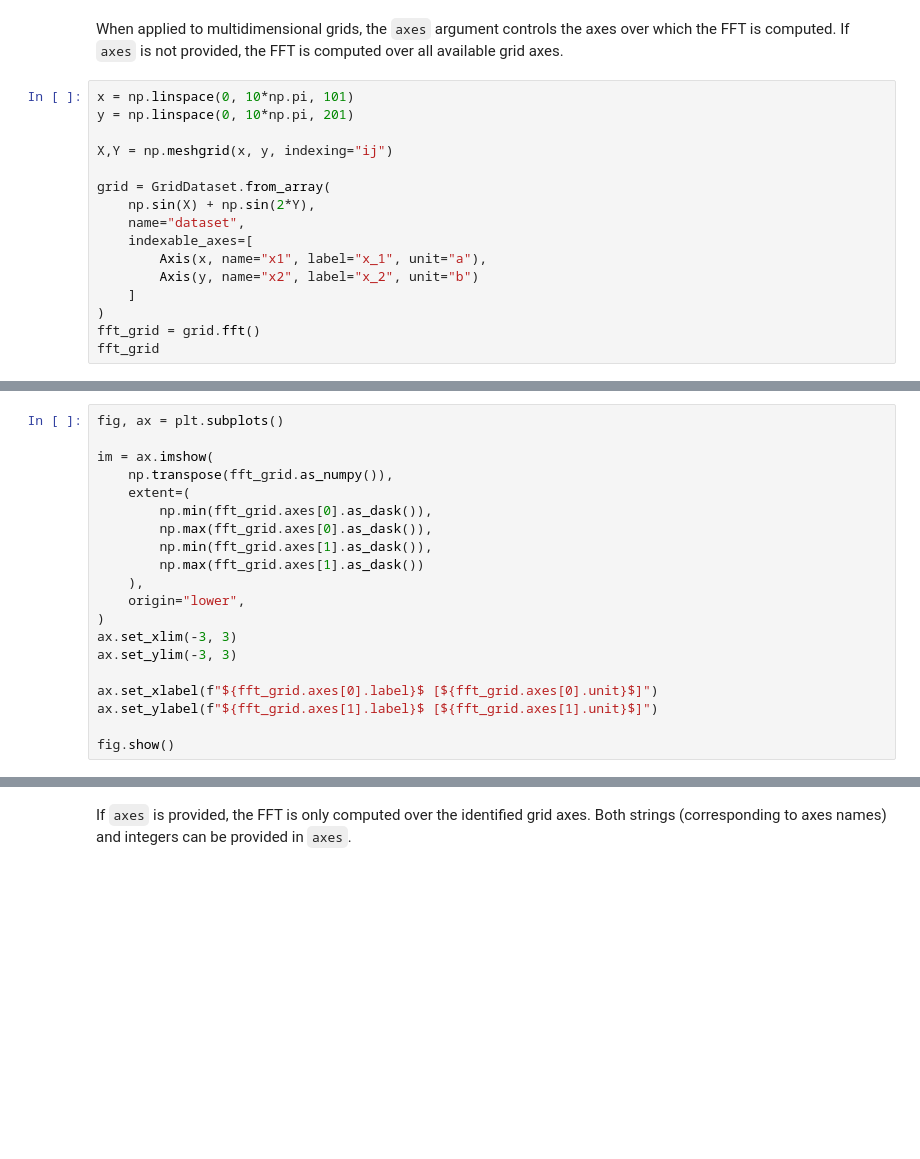
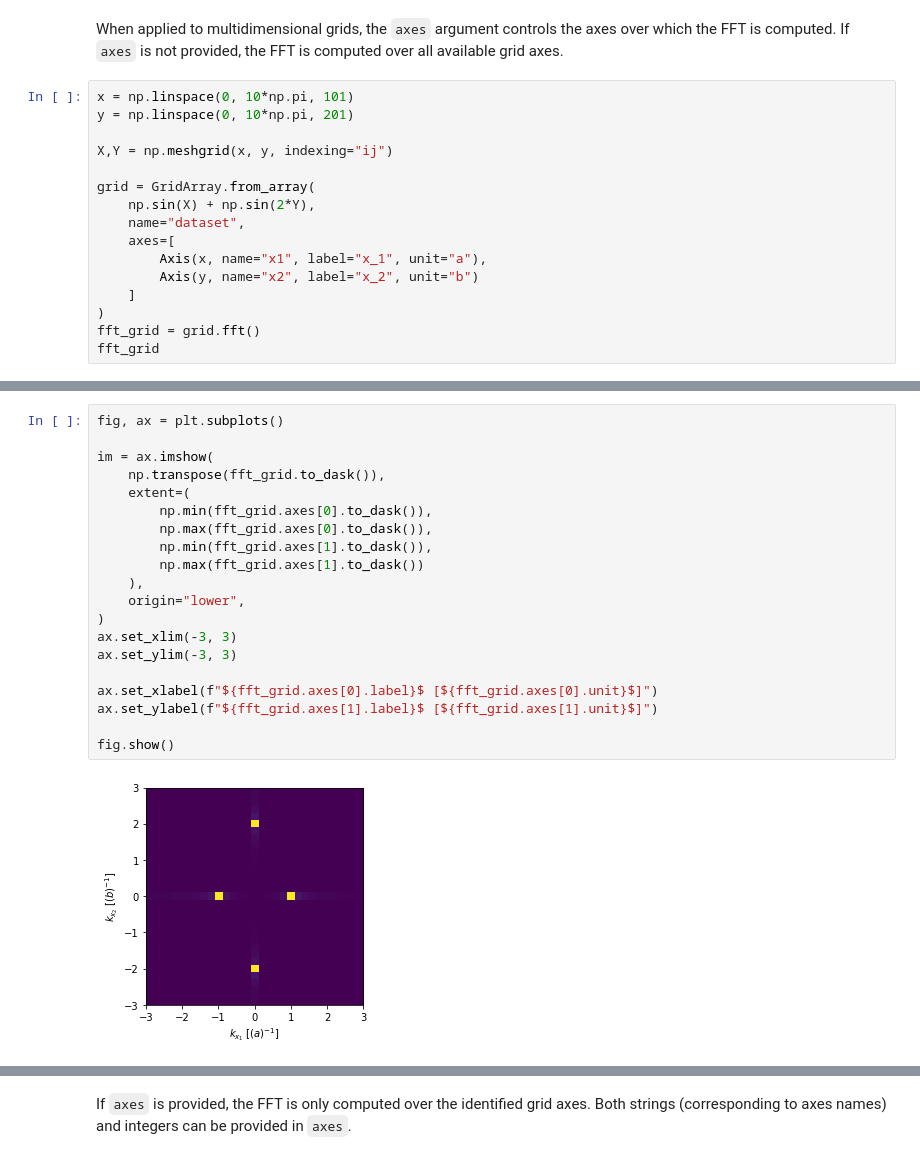
Before and after one commit to GoLP-IST/nata, a Jupyter notebook: examples/GridDataset plugins.ipynb, the cells around one changed output, grey strips where cells are left out. Cells and saved outputs as stored; diff of their text form; blank space fills up the shorter version.

```diff
--- a/examples/GridDataset plugins.ipynb
+++ b/examples/GridDataset plugins.ipynb
@@ -169,10 +195,10 @@ y = np.linspace(0, 10*np.pi, 201)
 
 X,Y = np.meshgrid(x, y, indexing="ij")
 
-grid = GridDataset.from_array(
+grid = GridArray.from_array(
     np.sin(X) + np.sin(2*Y),
     name="dataset",
-    indexable_axes=[
+    axes=[
         Axis(x, name="x1", label="x_1", unit="a"),
         Axis(y, name="x2", label="x_2", unit="b")
     ]
@@ -182,23 +219,25 @@ fft_grid
 # %%
 fig, ax = plt.subplots()
 
 im = ax.imshow(
-    np.transpose(fft_grid.as_numpy()),
+    np.transpose(fft_grid.to_dask()),
     extent=(
-        np.min(fft_grid.axes[0].as_dask()),
-        np.max(fft_grid.axes[0].as_dask()),
-        np.min(fft_grid.axes[1].as_dask()),
-        np.max(fft_grid.axes[1].as_dask())
+        np.min(fft_grid.axes[0].to_dask()),
+        np.max(fft_grid.axes[0].to_dask()),
+        np.min(fft_grid.axes[1].to_dask()),
+        np.max(fft_grid.axes[1].to_dask())
     ),
     origin="lower",
 )
 ax.set_xlim(-3, 3)
 ax.set_ylim(-3, 3)
 
 ax.set_xlabel(f"${fft_grid.axes[0].label}$ [${fft_grid.axes[0].unit}$]")
 ax.set_ylabel(f"${fft_grid.axes[1].label}$ [${fft_grid.axes[1].unit}$]")
 
 fig.show()
+# %% [output]
+[figure, added]
 # %%
 fig, ax = plt.subplots()
 
```
Also changed, not shown: parts of 11 cells of this notebook.
